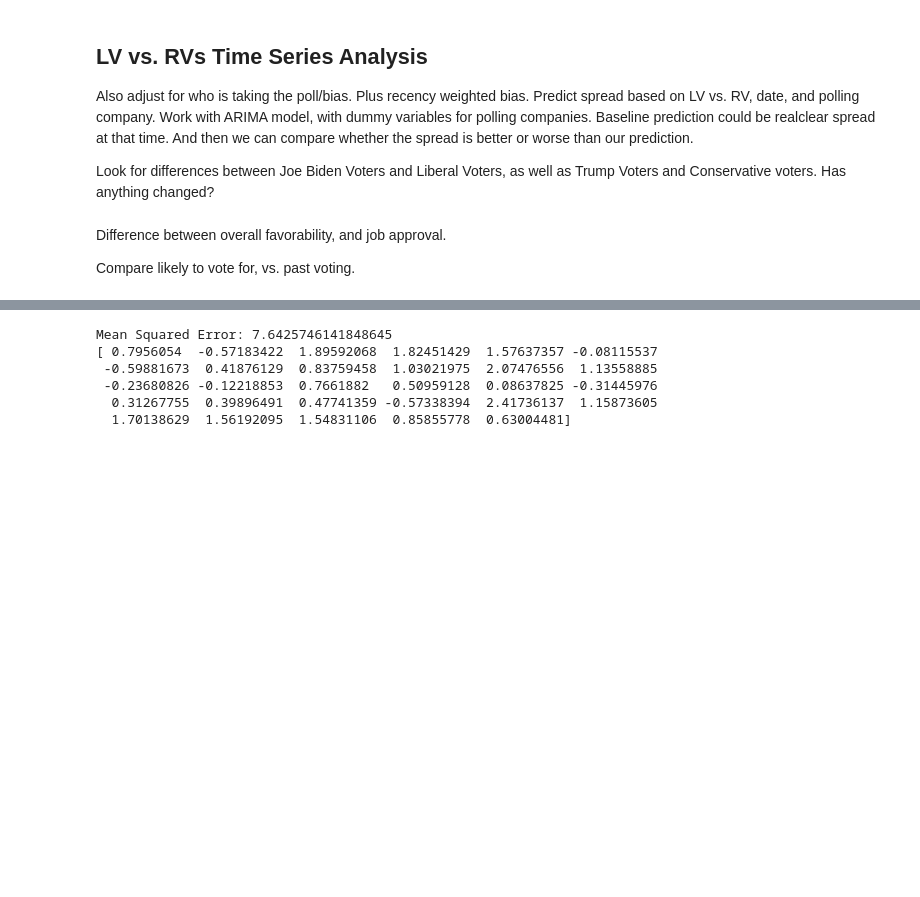
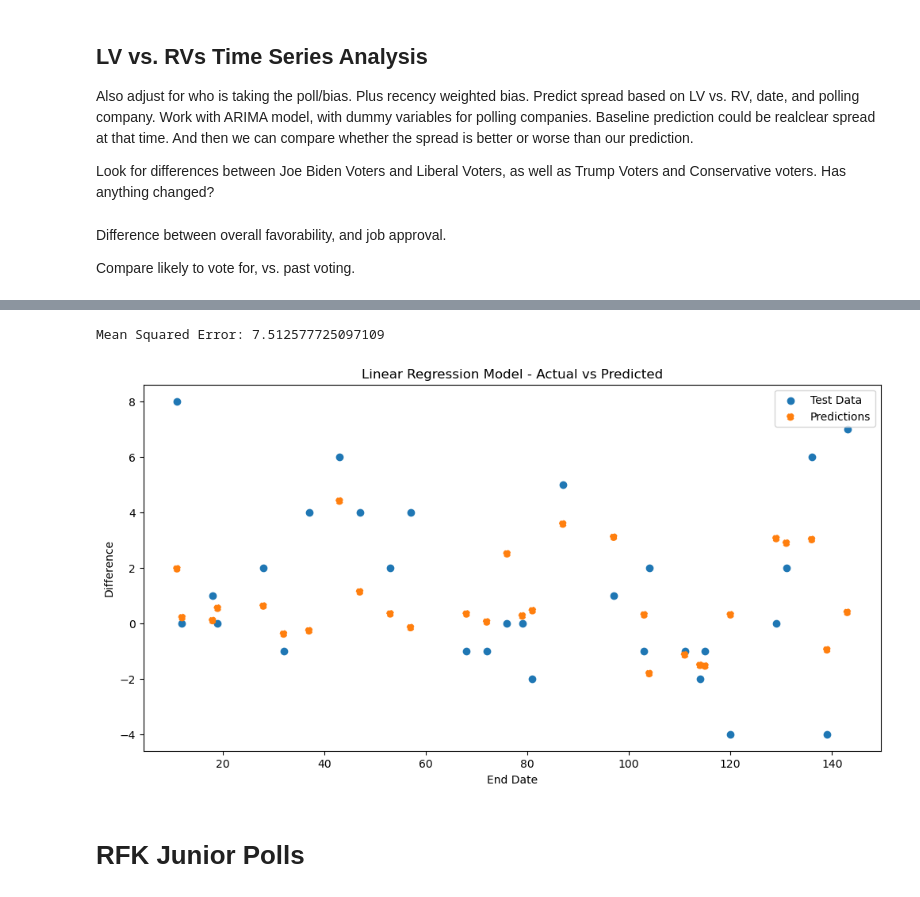
Before and after one commit to robertfeldstein/Election2024, a Jupyter notebook: polldatatesting.ipynb, the cells around one changed output, grey strips where cells are left out. Cells and saved outputs as stored; diff of their text form; code cells hidden in the pictures; blank space fills up the shorter version.

```diff
--- a/polldatatesting.ipynb
+++ b/polldatatesting.ipynb
@@ -172,6 +167,9 @@ from sklearn.metrics import mean_squared_error
 from sklearn.preprocessing import OneHotEncoder
 from sklearn.compose import ColumnTransformer
 from sklearn.pipeline import Pipeline
+from sklearn.ensemble import GradientBoostingRegressor
+from sklearn.linear_model import SGDRegressor
+
 
 
 ndf = df.copy()
@@ -196,7 +194,7 @@ preprocessor = ColumnTransformer(
 
 # Create a pipeline with preprocessing and regression model
 model = Pipeline(steps=[('preprocessor', preprocessor),
-                        ('regressor', LinearRegression())])
+                        ('regressor', GradientBoostingRegressor())])
 
 # Train the model
 model.fit(X_train, y_train)
@@ -208,9 +206,23 @@ predictions = model.predict(X_test)
 mse = mean_squared_error(y_test, predictions)
 print(f'Mean Squared Error: {mse}')
 # %% [output]
-Mean Squared Error: 7.6425746141848645
-[ 0.7956054  -0.57183422  1.89592068  1.82451429  1.57637357 -0.08115537
- -0.59881673  0.41876129  0.83759458  1.03021975  2.07476556  1.13558885
- -0.23680826 -0.12218853  0.7661882   0.50959128  0.08637825 -0.31445976
-  0.31267755  0.39896491  0.47741359 -0.57338394  2.41736137  1.15873605
-  1.70138629  1.56192095  1.54831106  0.85855778  0.63004481]
+Mean Squared Error: 7.512577725097109
+# %%
+#plot the above model
+
+plt.figure(figsize=(12, 6))
+plt.scatter(X_test.index, y_test, label='Test Data')
+plt.scatter(X_test.index, predictions, label='Predictions', linestyle='dashed')
+
+plt.title('Linear Regression Model - Actual vs Predicted')
+
+plt.xlabel('End Date')
+
+plt.ylabel('Difference')
+
+plt.legend()
+plt.show()
+# %% [output]
+[figure, added]
+# %% [markdown]
+# RFK Junior Polls
```
Also changed, not shown: parts of 8 cells of this notebook.
